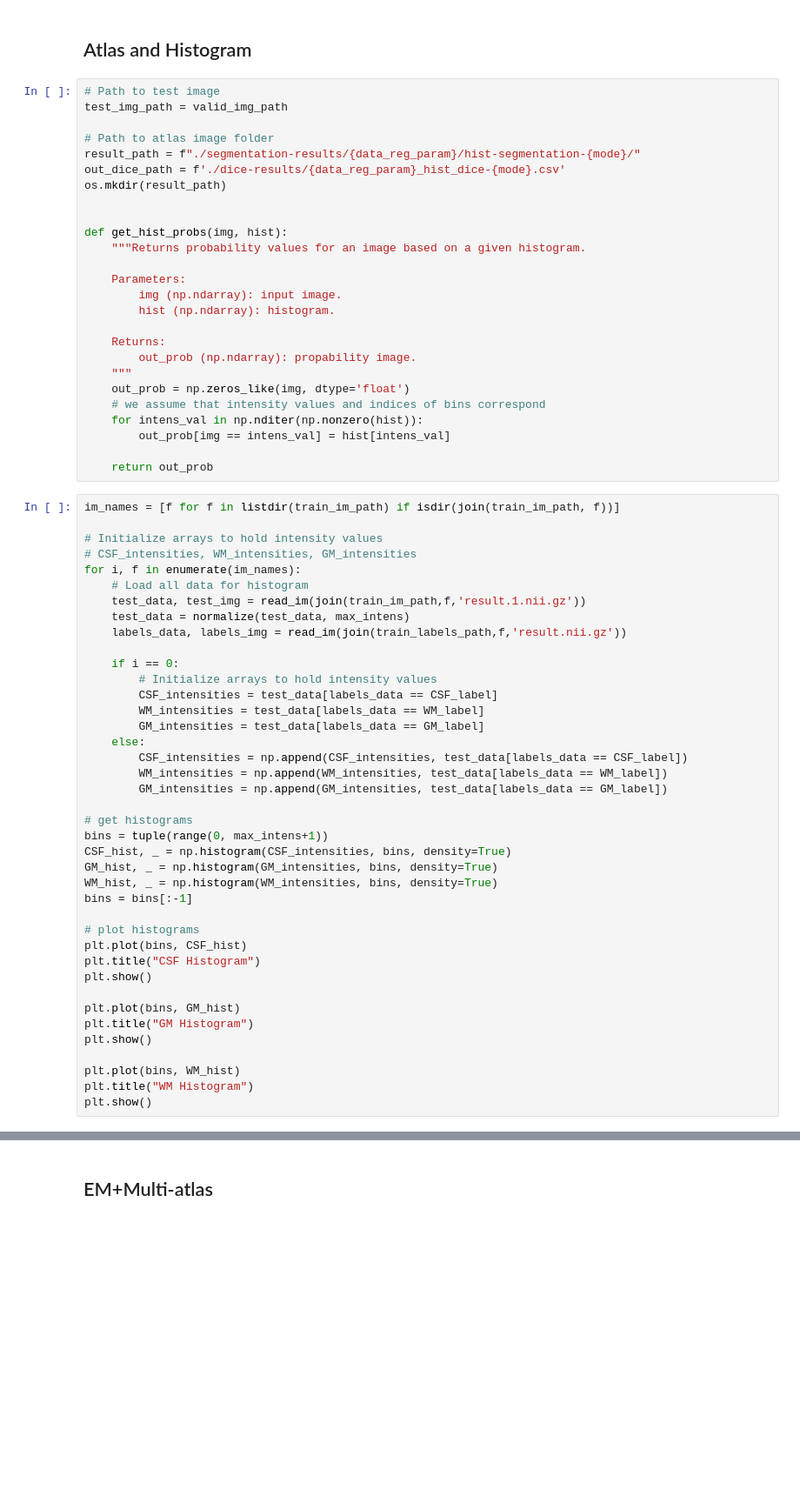
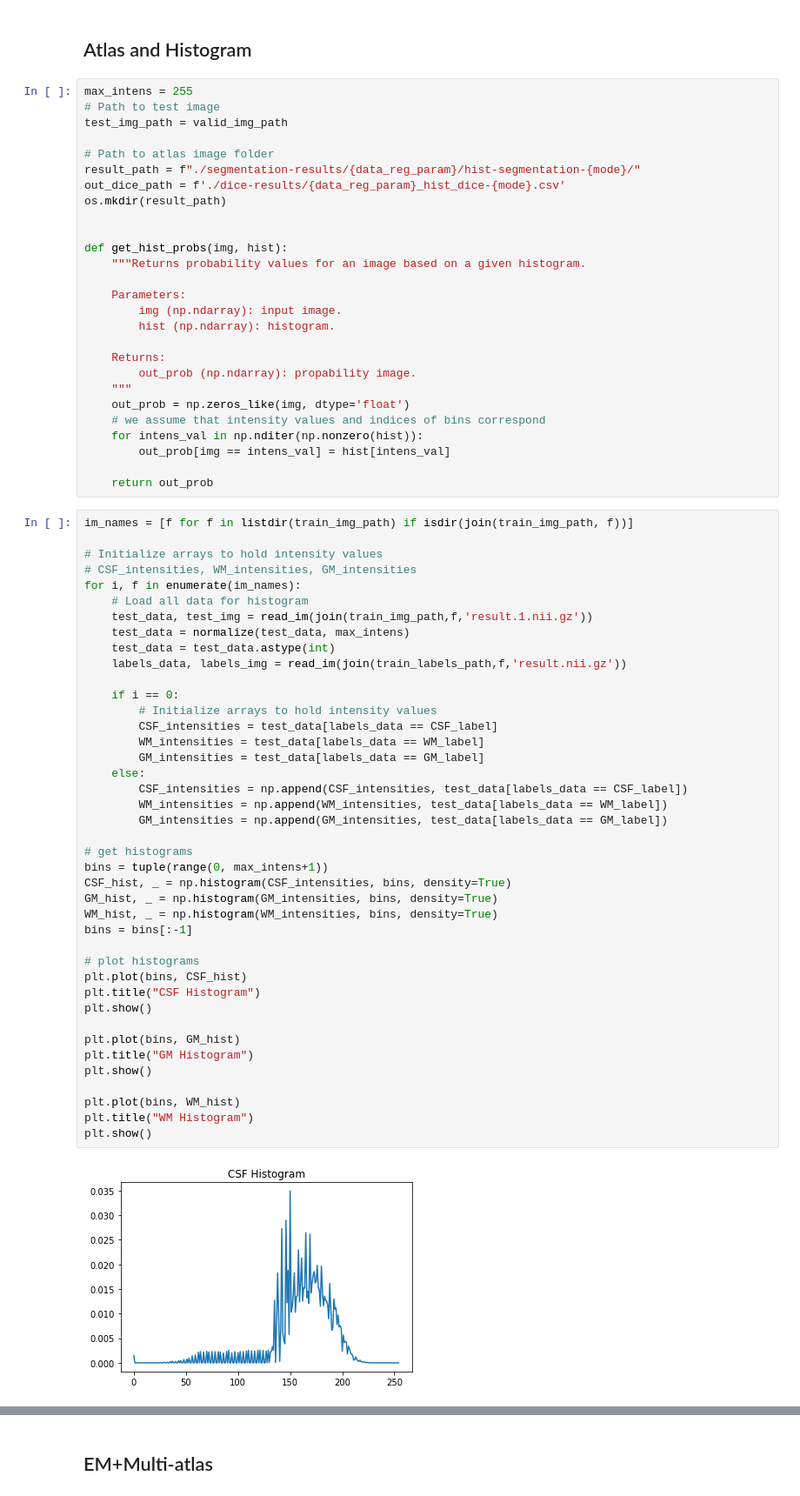
Before and after one commit to OlehKSS/misa-project, a Jupyter notebook: Multi-Atlas.ipynb, the cells around one changed output, grey strips where cells are left out. Shown at 87% size. Cells and saved outputs as stored; diff of their text form; blank space fills up the shorter version.

Commit message:
Histogram segmentation with multi-atlas

```diff
--- a/Multi-Atlas.ipynb
+++ b/Multi-Atlas.ipynb
@@ -131,6 +131,7 @@ WM_atlas = normalize(maj_vote_wm_mask, max_val=1.0)
 # %% [markdown]
 ## Atlas and Histogram
 # %%
+max_intens = 255
 # Path to test image
 test_img_path = valid_img_path
 
@@ -157,42 +158,45 @@ def get_hist_probs(img, hist):
 
     return out_prob
 # %%
-im_names = [f for f in listdir(train_im_path) if isdir(join(train_im_path, f))]
+im_names = [f for f in listdir(train_img_path) if isdir(join(train_img_path, f))]
 
 # Initialize arrays to hold intensity values
 # CSF_intensities, WM_intensities, GM_intensities
 for i, f in enumerate(im_names):
     # Load all data for histogram
-    test_data, test_img = read_im(join(train_im_path,f,'result.1.nii.gz'))
+    test_data, test_img = read_im(join(train_img_path,f,'result.1.nii.gz'))
     test_data = normalize(test_data, max_intens)
+    test_data = test_data.astype(int)
     labels_data, labels_img = read_im(join(train_labels_path,f,'result.nii.gz'))
 
     if i == 0:
         # Initialize arrays to hold intensity values
         CSF_intensities = test_data[labels_data == CSF_label]
         WM_intensities = test_data[labels_data == WM_label]
         GM_intensities = test_data[labels_data == GM_label]
     else:
         CSF_intensities = np.append(CSF_intensities, test_data[labels_data == CSF_label])
         WM_intensities = np.append(WM_intensities, test_data[labels_data == WM_label])
         GM_intensities = np.append(GM_intensities, test_data[labels_data == GM_label])
 
 # get histograms
 bins = tuple(range(0, max_intens+1))
 CSF_hist, _ = np.histogram(CSF_intensities, bins, density=True)
 GM_hist, _ = np.histogram(GM_intensities, bins, density=True)
 WM_hist, _ = np.histogram(WM_intensities, bins, density=True)
 bins = bins[:-1]
 
 # plot histograms
 plt.plot(bins, CSF_hist)
 plt.title("CSF Histogram")
 plt.show()
 
 plt.plot(bins, GM_hist)
 plt.title("GM Histogram")
 plt.show()
 
 plt.plot(bins, WM_hist)
 plt.title("WM Histogram")
 plt.show()
+# %% [output]
+[figure, added]
```
Also changed, not shown: parts of 4 cells of this notebook, 38 other files.
